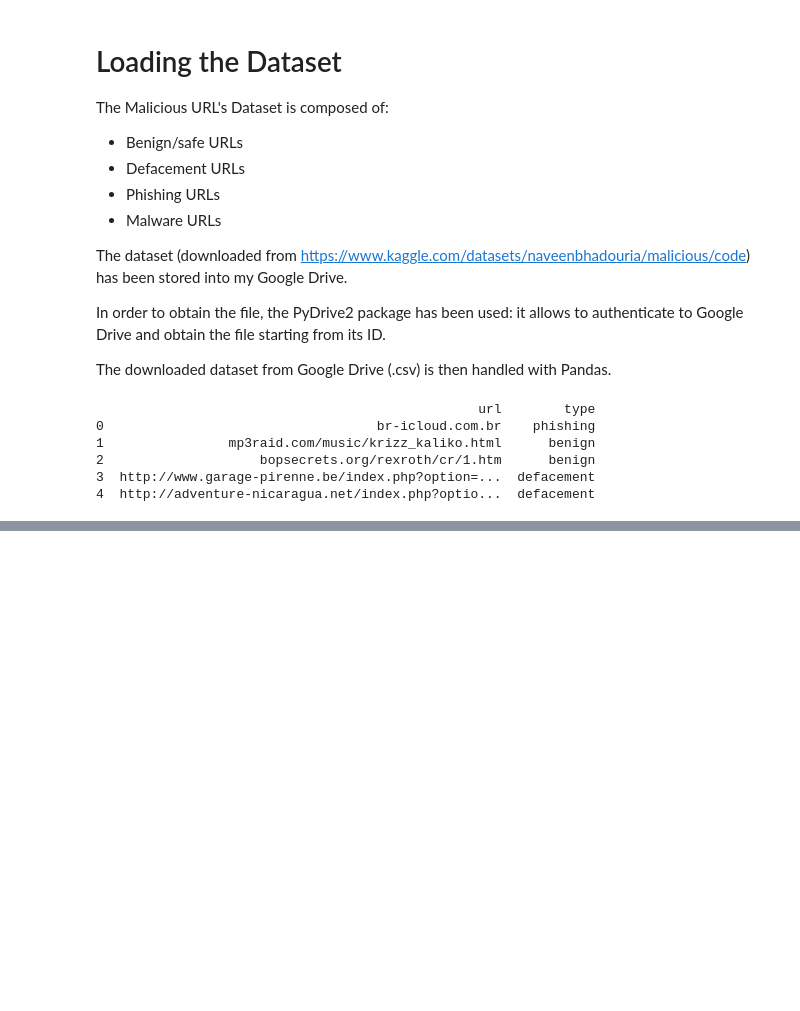
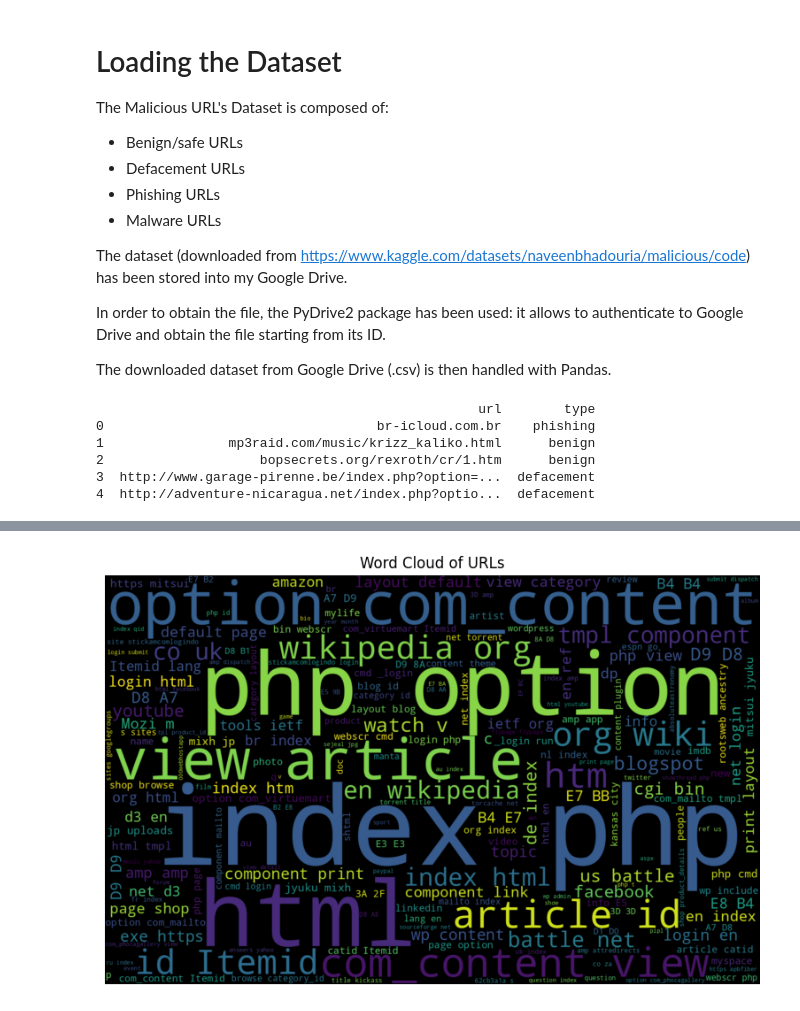
Before and after one commit to giacomo-monni/ML_Project, a Jupyter notebook: ML_Project.ipynb, the cells around one changed output, grey strips where cells are left out. Cells and saved outputs as stored; diff of their text form; code cells hidden in the pictures; blank space fills up the shorter version.

```diff
--- a/ML_Project.ipynb
+++ b/ML_Project.ipynb
@@ -57,0 +501,12 @@ print(urls_data.head())
+# %%
+import ipaddress
+def have_ip_address(url):
+    try:
+        parsed_url = urlparse(url)
+        if parsed_url.hostname:
+            ip = ipaddress.ip_address(parsed_url.hostname)
+            return isinstance(ip, (ipaddress.IPv4Address, ipaddress.IPv6Address))
+    except ValueError:
+        pass  # Invalid hostname or IP address
+
+    return 0
@@ -57,0 +515,5 @@ print(urls_data.head())
+# %%
+def extract_root_domain(url):
+    extracted = tldextract.extract(url)
+    root_domain = extracted.domain
+    return root_domain
@@ -57,0 +522,16 @@ print(urls_data.head())
+# %%
+urls_data['primary_domain'] = urls_data['url'].apply(lambda x: extract_primary_domain(x))
+urls_data['url_length'] = urls_data['url'].apply(lambda x: get_url_length(x))
+
+urls_data['n_letters'] = urls_data['url'].apply(lambda x: count_letters(x))
+urls_data['n_digits'] = urls_data['url'].apply(lambda x: count_digits(x))
+urls_data['n_special_chars'] = urls_data['url'].apply(lambda x: count_special_characters(x))
+
+urls_data['region'] = urls_data['url'].apply(lambda x: get_url_region(x))
+urls_data['https'] = urls_data['url'].apply(lambda x: is_https(x))
+urls_data['shortened'] = urls_data['url'].apply(lambda x: has_shortening_service(x))
+urls_data['abnormal_url'] = urls_data['url'].apply(lambda x: abnormal_url(x))
+urls_data['have_ip'] = urls_data['url'].apply(lambda x: have_ip_address(x))
+urls_data['root_domain'] = urls_data['url'].apply(lambda x: extract_root_domain(x))
+
+urls_data.head()
@@ -90,0 +579,12 @@ Name: type, Length: 651191, dtype: object
+# %%
+# @title Word Cloud of URLs
+# Most present words in URLs
+wordcloud = WordCloud(width=1600, height=1000, background_color='black').generate(' '.join(urls_data['url']))
+
+plt.figure(figsize=(10,6))
+plt.imshow(wordcloud, interpolation='bilinear')
+plt.axis('off')
+plt.title('Word Cloud of URLs')
+plt.show()
+# %% [output]
+[figure, added]
```
Also changed, not shown: parts of 52 cells of this notebook.
